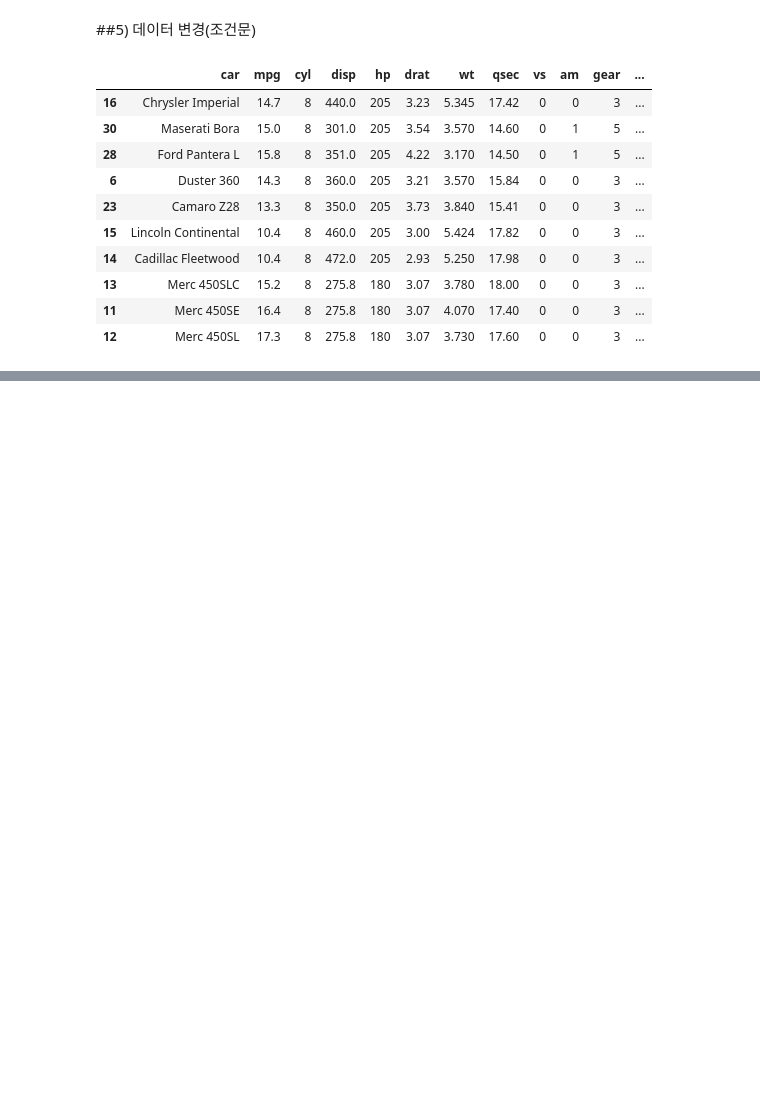
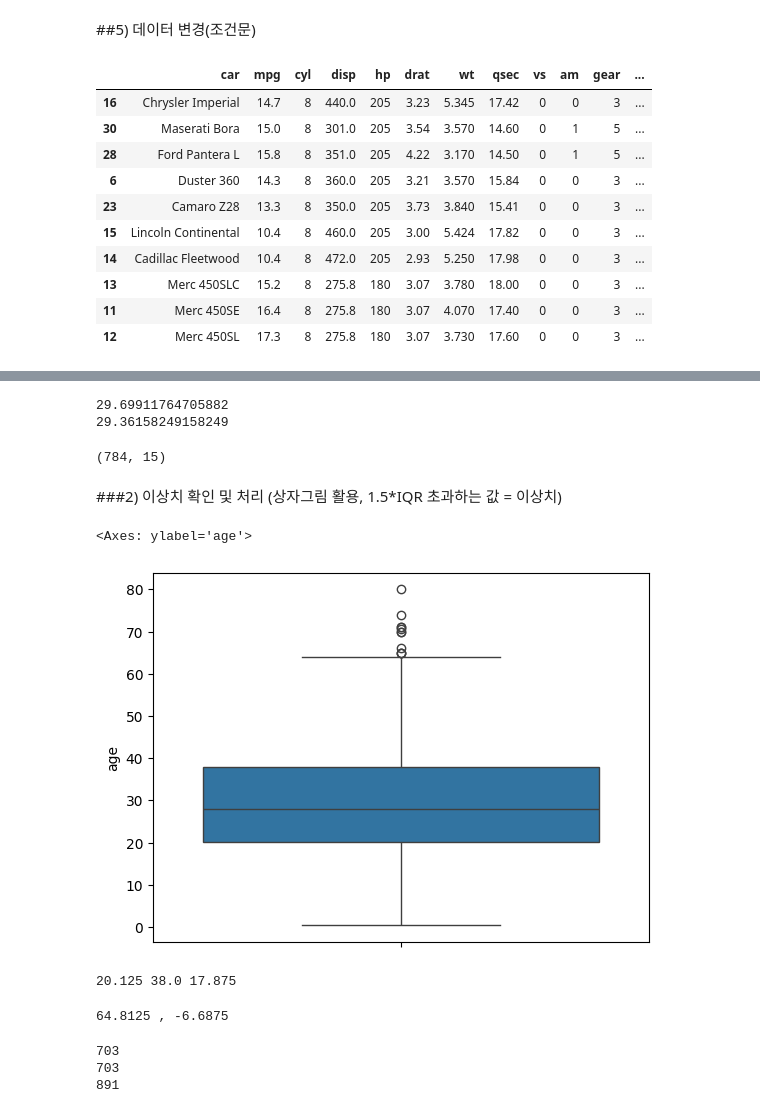
Before and after one commit to seo-minsu/BDA-, a Jupyter notebook: 1유형.ipynb, the cells around one changed output, grey strips where cells are left out. Cells and saved outputs as stored; diff of their text form; code cells hidden in the pictures; blank space fills up the shorter version.

```diff
--- a/1유형.ipynb
+++ b/1유형.ipynb
@@ -525,0 +528,9 @@ df.sort_values('hp', ascending = False).head(10)
+# %%
+#데이터 불러오기(타이타닉 데이터셋)
+# 종속변수(y): 생존여부(0 사망, 1생존)
+# 독립변수(x): pclass, sex, age 등의 탑승자 정보(변수)
+
+import seaborn as sns
+## 데이터셋 목록: sns.get_dataset_names()
+
+df = sns.load_dataset('titanic')
@@ -525,0 +638,50 @@ df.sort_values('hp', ascending = False).head(10)
+# %%
+print(df['age'].mean())
+print(df2['age'].mean())
+# %% [output]
+29.69911764705882
+29.36158249158249
+# %%
+##중복값 확인
+
+df.drop_duplicates().shape
+# %% [output]
+(784, 15)
+# %% [markdown]
+###2) 이상치 확인 및 처리
+(상자그림 활용, 1.5*IQR 초과하는 값 = 이상치)
+# %%
+## 타이타닉 데이터에서 상자그림
+
+sns.boxplot(df['age'])
+# %% [output]
+<Axes: ylabel='age'>
+[figure, added]
+# %%
+##Q1, Q3, IQR 구하기
+
+Q1 = df['age'].quantile(.25)
+Q3 = df['age'].quantile(.75)
+IQR = Q3-Q1
+
+print(Q1, Q3, IQR)
+# %% [output]
+20.125 38.0 17.875
+# %%
+upper = Q3 + 1.5*IQR
+lower = Q1 - 1.5*IQR
+print(upper,',', lower)
+# %% [output]
+64.8125 , -6.6875
+# %%
+## 문제: age 변수의 이상치를 제외한 데이터 수는? (상자그림 기준)
+cond1 = (df['age']<=upper)  ##부호주의
+cond2 = (df['age']>=lower)
+
+print(len(df[cond1&cond2]))
+print(len(df[cond1]))
+print(len(df))
+# %% [output]
+703
+703
+891
```
Also changed, not shown: parts of 49 cells of this notebook.
